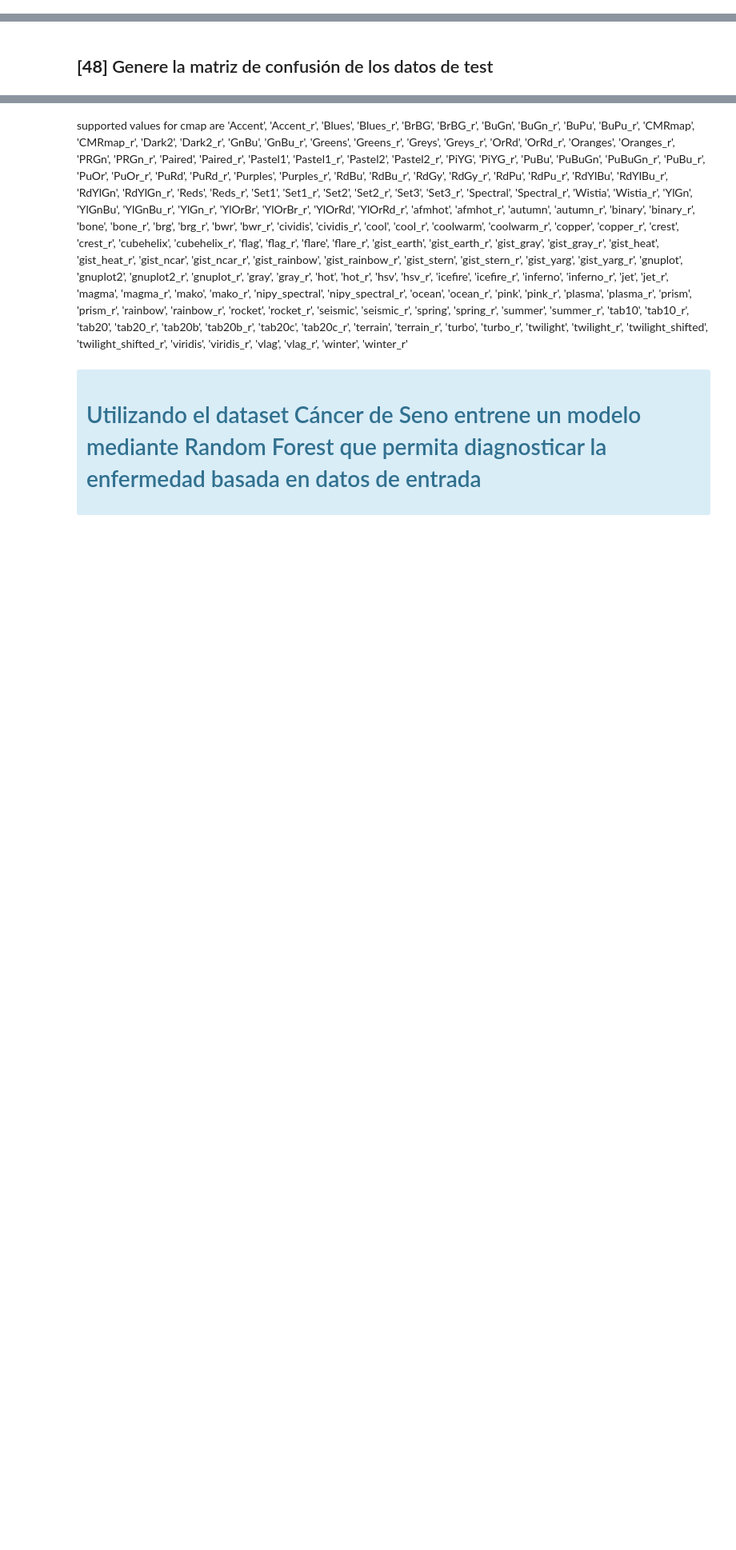
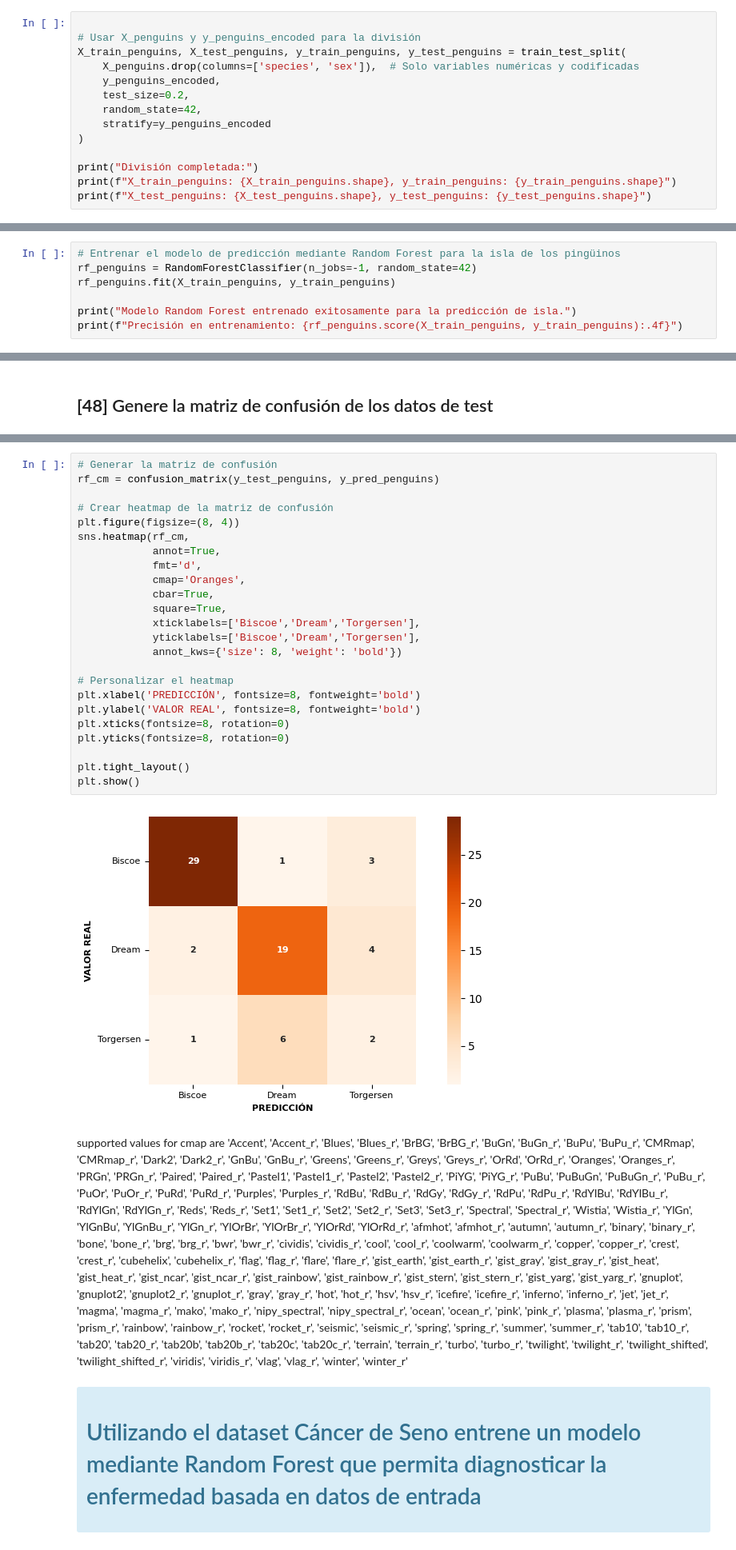
Before and after one commit to edegraciab/mla-labs-edg, a Jupyter notebook: 02_Lab_ApSupervisado1/Lab02_ApSupervisado1_edgb.ipynb, the cells around one changed output, grey strips where cells are left out. Shown at 80% size. Cells and saved outputs as stored; diff of their text form; blank space fills up the shorter version.

```diff
--- a/02_Lab_ApSupervisado1/Lab02_ApSupervisado1_edgb.ipynb
+++ b/02_Lab_ApSupervisado1/Lab02_ApSupervisado1_edgb.ipynb
@@ -1668,2 +1787,16 @@ print(feature_importance_df)
 # %% [markdown]
 ## **[45]** Divida el dataset en conjunto de Train y Test
+# %%
+
+# Usar X_penguins y y_penguins_encoded para la división
+X_train_penguins, X_test_penguins, y_train_penguins, y_test_penguins = train_test_split(
+    X_penguins.drop(columns=['species', 'sex']),  # Solo variables numéricas y codificadas
+    y_penguins_encoded,
+    test_size=0.2,
+    random_state=42,
+    stratify=y_penguins_encoded
+)
+
+print("División completada:")
+print(f"X_train_penguins: {X_train_penguins.shape}, y_train_penguins: {y_train_penguins.shape}")
+print(f"X_test_penguins: {X_test_penguins.shape}, y_test_penguins: {y_test_penguins.shape}")
@@ -1670,2 +1807,9 @@ print(feature_importance_df)
 # %% [markdown]
 ## **[46]** Entrene el modelo de predicción mediante Random Forest
+# %%
+# Entrenar el modelo de predicción mediante Random Forest para la isla de los pingüinos
+rf_penguins = RandomForestClassifier(n_jobs=-1, random_state=42)
+rf_penguins.fit(X_train_penguins, y_train_penguins)
+
+print("Modelo Random Forest entrenado exitosamente para la predicción de isla.")
+print(f"Precisión en entrenamiento: {rf_penguins.score(X_train_penguins, y_train_penguins):.4f}")
@@ -1676 +1865,27 @@ print(feature_importance_df)
+# %%
+# Generar la matriz de confusión
+rf_cm = confusion_matrix(y_test_penguins, y_pred_penguins)
+
+# Crear heatmap de la matriz de confusión
+plt.figure(figsize=(8, 4))
+sns.heatmap(rf_cm,
+            annot=True,
+            fmt='d',
+            cmap='Oranges',
+            cbar=True,
+            square=True,
+            xticklabels=['Biscoe','Dream','Torgersen'],
+            yticklabels=['Biscoe','Dream','Torgersen'],
+            annot_kws={'size': 8, 'weight': 'bold'})
+
+# Personalizar el heatmap
+plt.xlabel('PREDICCIÓN', fontsize=8, fontweight='bold')
+plt.ylabel('VALOR REAL', fontsize=8, fontweight='bold')
+plt.xticks(fontsize=8, rotation=0)
+plt.yticks(fontsize=8, rotation=0)
+
+plt.tight_layout()
+plt.show()
+# %% [output]
+[figure, added]
 # %% [markdown]
```
Also changed, not shown: parts of 46 cells of this notebook.
